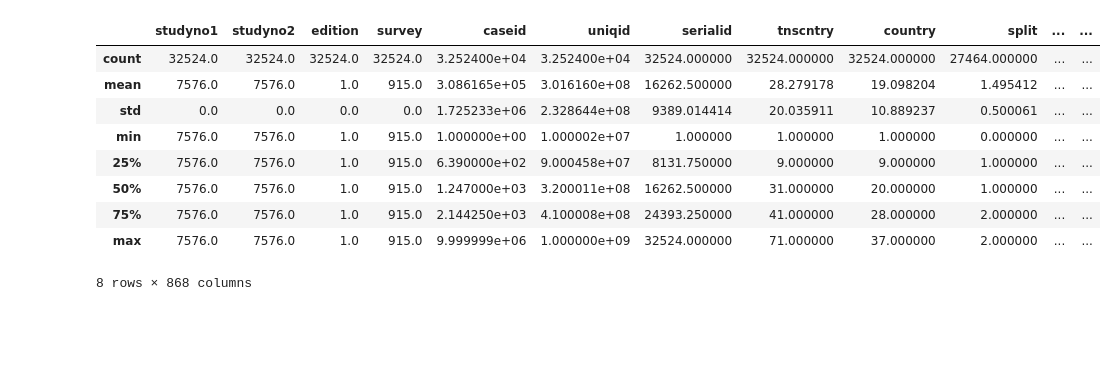
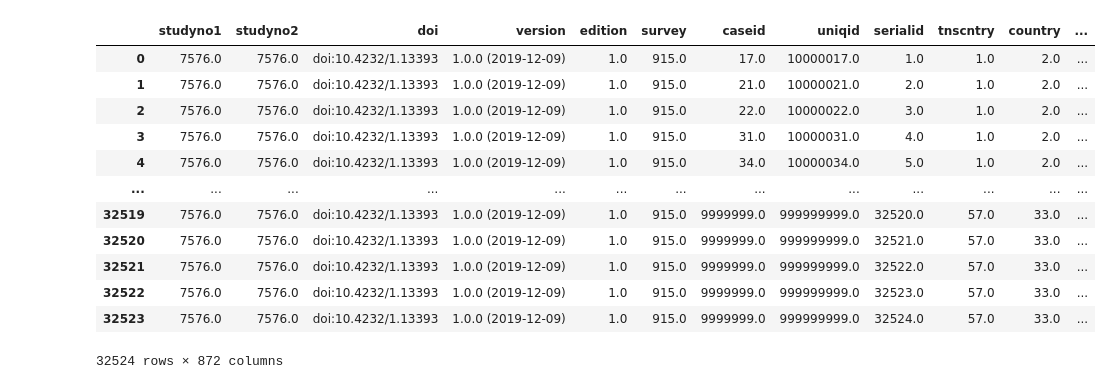
Before and after one commit to OskarKrafft/Machine-Learning-Project, a Jupyter notebook: Data_Cleaning.ipynb, the cells around one changed output. Saved outputs shown, nothing was run; the diff lists cells and outputs as text; code cells hidden in the pictures; blank space fills up the shorter version.

```diff
--- a/Data_Cleaning.ipynb
+++ b/Data_Cleaning.ipynb
@@ -17,17 +14,20 @@ Successfully installed pyreadstat-1.2.0
 import pandas as pd
 import pyreadstat
 # %%
-data, meta = pyreadstat.read_sav('/1.0-EPPES.sav')
-
-data.describe()
+df, meta = pyreadstat.read_sav('/1.0-EPPES.sav')
+pd.set_option('display.max_columns', None)
+df
 # %% [output]
-|  | studyno1 | studyno2 | edition | survey | caseid | uniqid | serialid | tnscntry | country | split | ... | ... |
-| count | 32524.0 | 32524.0 | 32524.0 | 32524.0 | 3.252400e+04 | 3.252400e+04 | 32524.000000 | 32524.000000 | 32524.000000 | 27464.000000 | ... | ... |
-| mean | 7576.0 | 7576.0 | 1.0 | 915.0 | 3.086165e+05 | 3.016160e+08 | 16262.500000 | 28.279178 | 19.098204 | 1.495412 | ... | ... |
-| std | 0.0 | 0.0 | 0.0 | 0.0 | 1.725233e+06 | 2.328644e+08 | 9389.014414 | 20.035911 | 10.889237 | 0.500061 | ... | ... |
-| min | 7576.0 | 7576.0 | 1.0 | 915.0 | 1.000000e+00 | 1.000002e+07 | 1.000000 | 1.000000 | 1.000000 | 0.000000 | ... | ... |
-| 25% | 7576.0 | 7576.0 | 1.0 | 915.0 | 6.390000e+02 | 9.000458e+07 | 8131.750000 | 9.000000 | 9.000000 | 1.000000 | ... | ... |
-| 50% | 7576.0 | 7576.0 | 1.0 | 915.0 | 1.247000e+03 | 3.200011e+08 | 16262.500000 | 31.000000 | 20.000000 | 1.000000 | ... | ... |
-| 75% | 7576.0 | 7576.0 | 1.0 | 915.0 | 2.144250e+03 | 4.100008e+08 | 24393.250000 | 41.000000 | 28.000000 | 2.000000 | ... | ... |
-| max | 7576.0 | 7576.0 | 1.0 | 915.0 | 9.999999e+06 | 1.000000e+09 | 32524.000000 | 71.000000 | 37.000000 | 2.000000 | ... | ... |
+|  | studyno1 | studyno2 | doi | version | edition | survey | caseid | uniqid | serialid | tnscntry | country | ... |
+| 0 | 7576.0 | 7576.0 | doi:10.4232/1.13393 | 1.0.0 (2019-12-09) | 1.0 | 915.0 | 17.0 | 10000017.0 | 1.0 | 1.0 | 2.0 | ... |
+| 1 | 7576.0 | 7576.0 | doi:10.4232/1.13393 | 1.0.0 (2019-12-09) | 1.0 | 915.0 | 21.0 | 10000021.0 | 2.0 | 1.0 | 2.0 | ... |
+| 2 | 7576.0 | 7576.0 | doi:10.4232/1.13393 | 1.0.0 (2019-12-09) | 1.0 | 915.0 | 22.0 | 10000022.0 | 3.0 | 1.0 | 2.0 | ... |
+| 3 | 7576.0 | 7576.0 | doi:10.4232/1.13393 | 1.0.0 (2019-12-09) | 1.0 | 915.0 | 31.0 | 10000031.0 | 4.0 | 1.0 | 2.0 | ... |
+| 4 | 7576.0 | 7576.0 | doi:10.4232/1.13393 | 1.0.0 (2019-12-09) | 1.0 | 915.0 | 34.0 | 10000034.0 | 5.0 | 1.0 | 2.0 | ... |
+| ... | ... | ... | ... | ... | ... | ... | ... | ... | ... | ... | ... | ... |
+| 32519 | 7576.0 | 7576.0 | doi:10.4232/1.13393 | 1.0.0 (2019-12-09) | 1.0 | 915.0 | 9999999.0 | 999999999.0 | 32520.0 | 57.0 | 33.0 | ... |
+| 32520 | 7576.0 | 7576.0 | doi:10.4232/1.13393 | 1.0.0 (2019-12-09) | 1.0 | 915.0 | 9999999.0 | 999999999.0 | 32521.0 | 57.0 | 33.0 | ... |
+| 32521 | 7576.0 | 7576.0 | doi:10.4232/1.13393 | 1.0.0 (2019-12-09) | 1.0 | 915.0 | 9999999.0 | 999999999.0 | 32522.0 | 57.0 | 33.0 | ... |
+| 32522 | 7576.0 | 7576.0 | doi:10.4232/1.13393 | 1.0.0 (2019-12-09) | 1.0 | 915.0 | 9999999.0 | 999999999.0 | 32523.0 | 57.0 | 33.0 | ... |
+| 32523 | 7576.0 | 7576.0 | doi:10.4232/1.13393 | 1.0.0 (2019-12-09) | 1.0 | 915.0 | 9999999.0 | 999999999.0 | 32524.0 | 57.0 | 33.0 | ... |
-8 rows × 868 columns
+32524 rows × 872 columns
```
Also changed, not shown: parts of 6 cells of this notebook.
